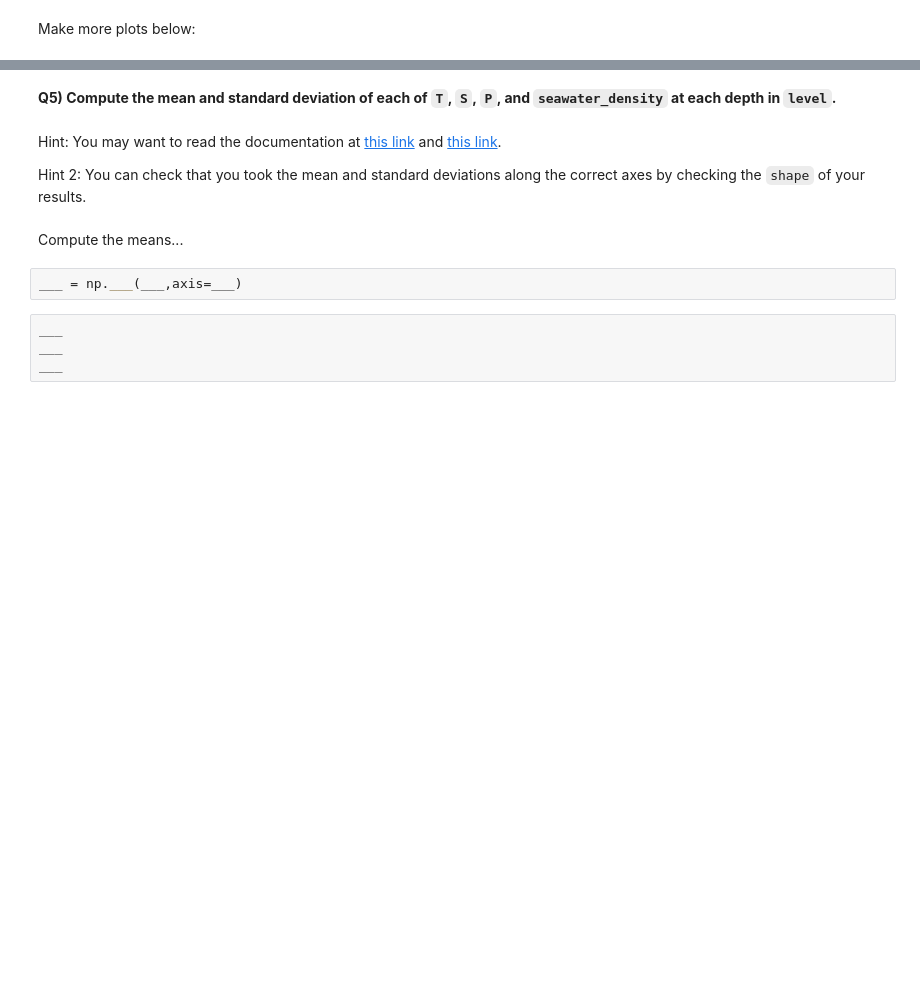
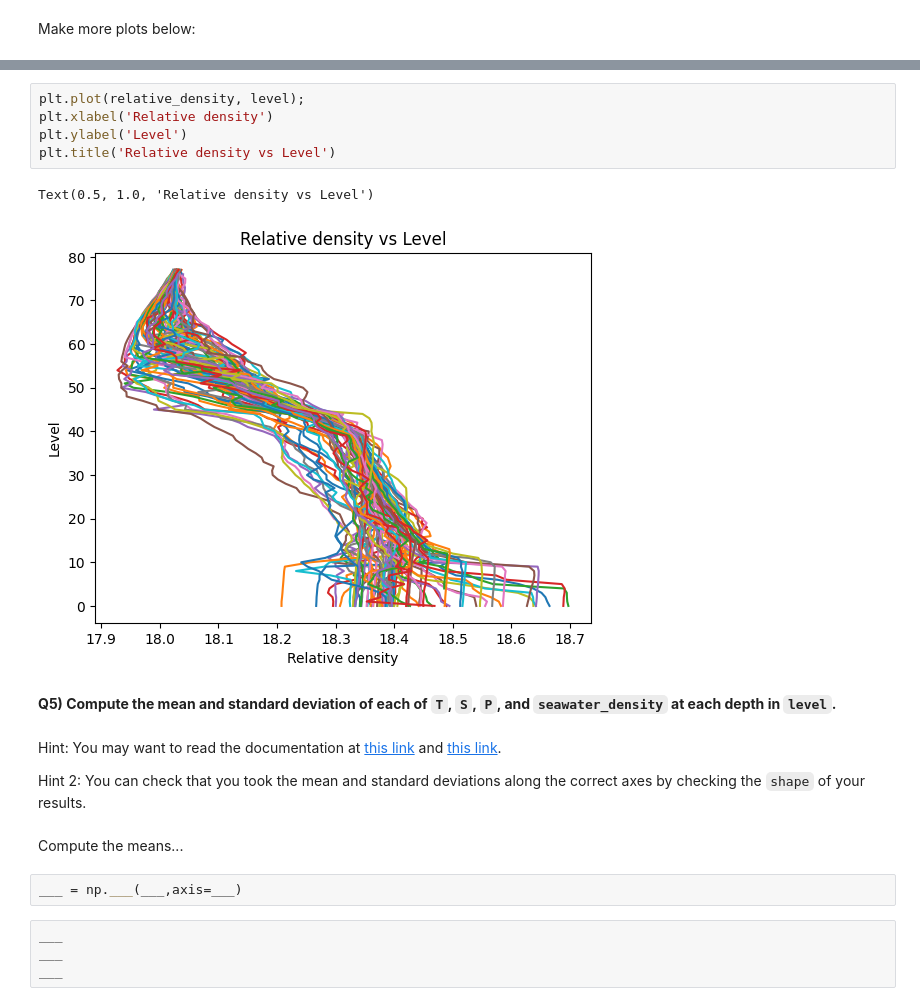
Before and after one commit to lynnbauerm/2025_Intro_Python, a Jupyter notebook: notebook/W2_S1.ipynb, the cells around one changed output, grey strips where cells are left out. Drawn from its saved outputs; the diff is of its cells as text; blank space fills up the shorter version.

```diff
--- a/notebook/W2_S1.ipynb
+++ b/notebook/W2_S1.ipynb
@@ -293,3 +312,11 @@ Make more plots below:
+# %%
+plt.plot(relative_density, level);
+plt.xlabel('Relative density')
+plt.ylabel('Level')
+plt.title('Relative density vs Level')
+# %% [output]
+Text(0.5, 1.0, 'Relative density vs Level')
+[figure, added]
 # %% [markdown]
 **Q5) Compute the mean and standard deviation of each of `T`, `S`, `P`, and `seawater_density` at each depth in `level`.**
 # %% [markdown]
```
Also changed, not shown: parts of 3 cells of this notebook.
